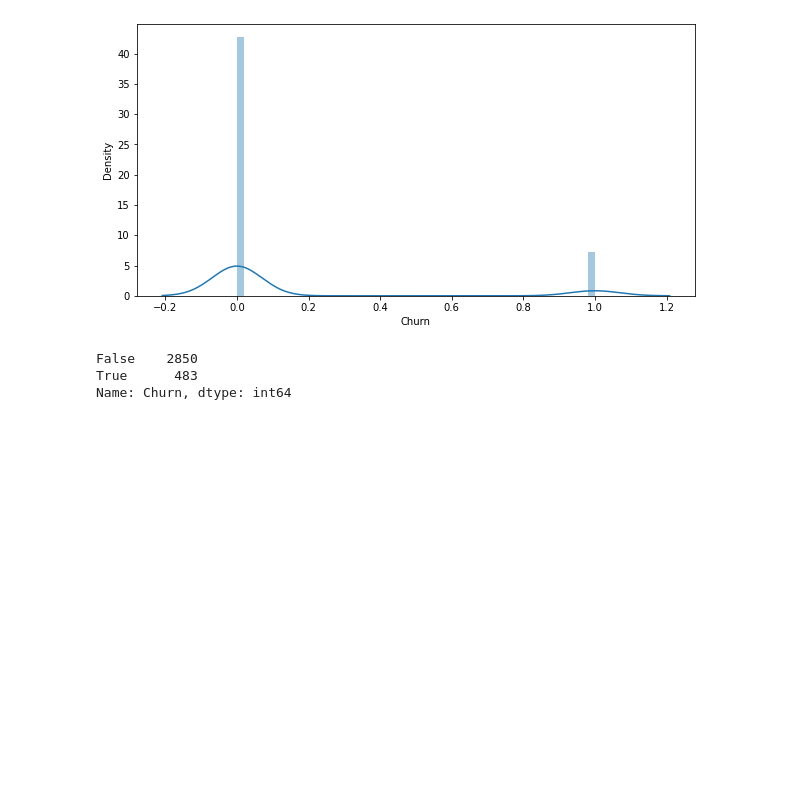
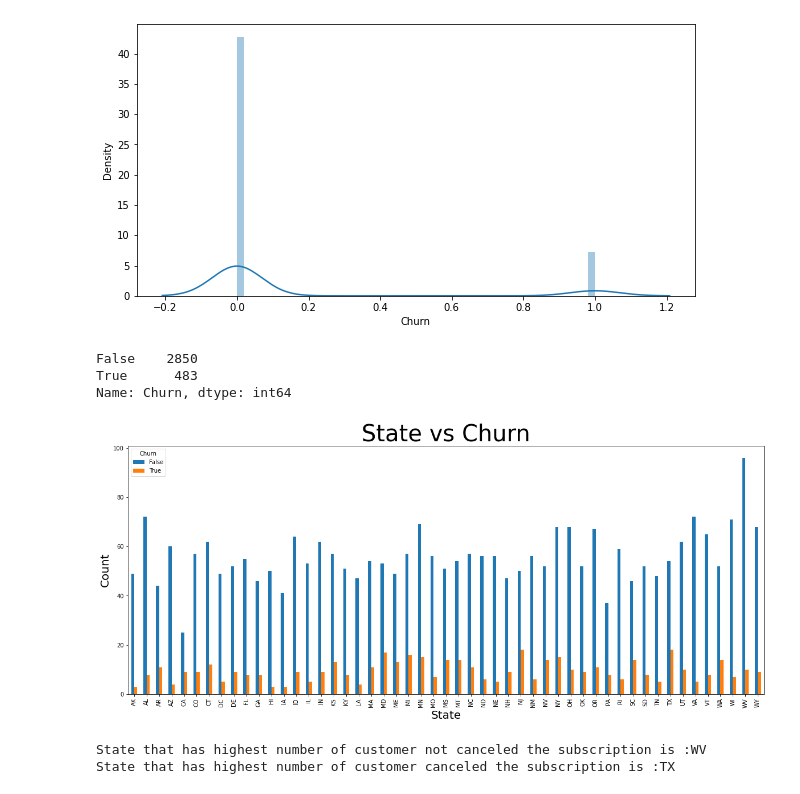
Before and after one commit to MiteshBhanushali/TelecomChurnAnalysis, a Jupyter notebook: Copy_of_Telecom_Churn_Analysis_Capstone_Project.ipynb, the cells around one changed output. Cells and saved outputs as stored; diff of their text form; code cells hidden in the pictures; blank space fills up the shorter version.

Commit message:
Third Commit("Analysis stated")

```diff
--- a/Copy_of_Telecom_Churn_Analysis_Capstone_Project.ipynb
+++ b/Copy_of_Telecom_Churn_Analysis_Capstone_Project.ipynb
@@ -173,3 +203,25 @@ telecom_data['Churn'].value_counts()
 False    2850
 True      483
 Name: Churn, dtype: int64
+# %%
+#telecom_data.groupby(["State","Churn"])["Churn"].count().unstack().plot(kind='bar')
+
+#Creating function to plot graph with target variabel
+def bar_plot(x,y):
+  telecom_data.groupby([x,y])[y].count().unstack().plot(kind='bar',figsize=(20,8))
+  plt.xlabel(x,fontsize=20)
+  plt.ylabel("Count",fontsize=20)
+  plt.title(x+" vs "+y,fontsize=40)
+# %%
+#State Vs Churn
+bar_plot('State','Churn')
+# %% [output]
+[figure, added]
+# %%
+retained_cust=telecom_data.groupby(["State","Churn"])["Churn"].count().unstack().sort_values(False)
+notretained_cust=telecom_data.groupby(["State","Churn"])["Churn"].count().unstack().sort_values(True)
+print(f"State that has highest number of customer not canceled the subscription is :{retained_cust.iloc[-1,:].name}")
+print(f"State that has highest number of customer canceled the subscription is :{notretained_cust.iloc[-1,:].name}")
+# %% [output]
+State that has highest number of customer not canceled the subscription is :WV
+State that has highest number of customer canceled the subscription is :TX
```
Also changed, not shown: parts of 14 cells of this notebook.
